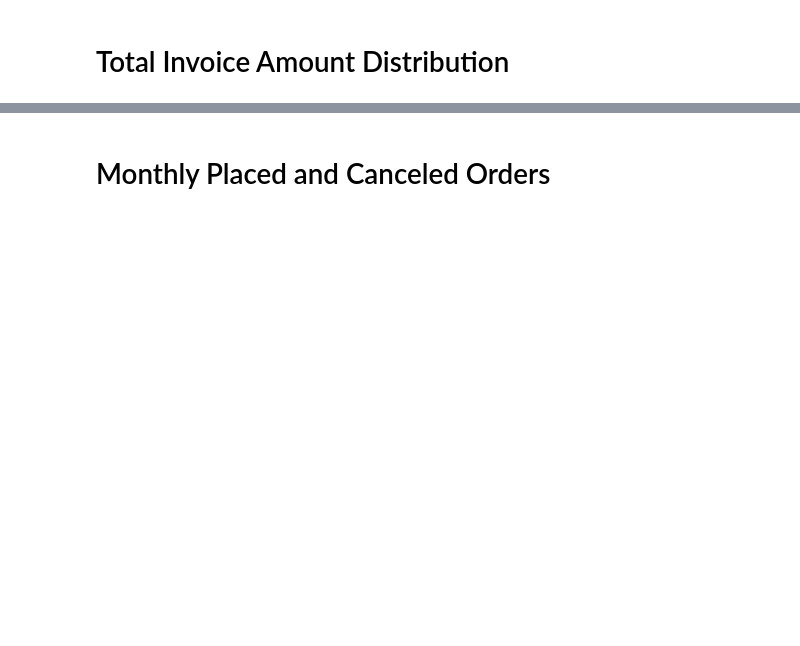
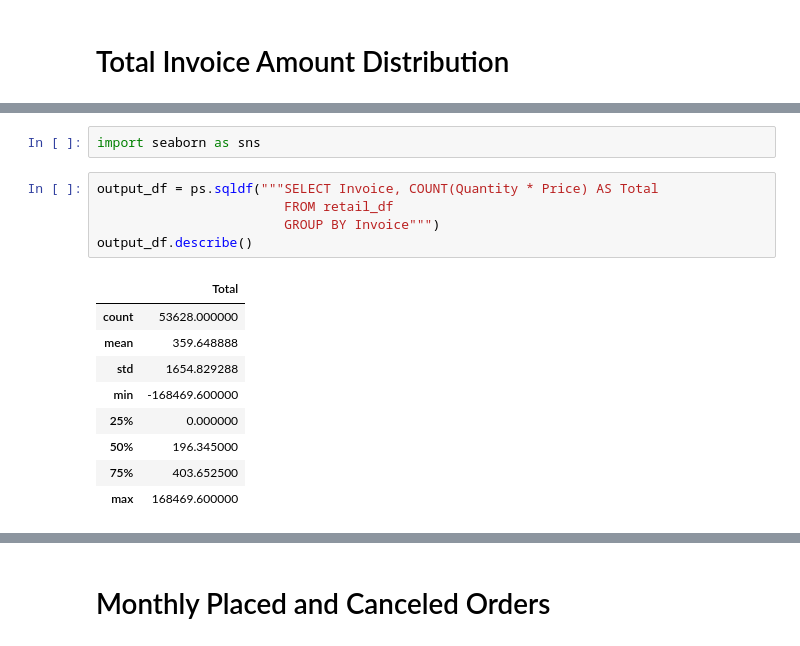
Before and after one commit to jarviscanada/jarvis_data_eng_OwenLiu, a Jupyter notebook: python_data_analytics/psql/retail_data_analytics_wrangling.ipynb, the cells around one changed output, grey strips where cells are left out. Saved outputs shown, nothing was run; the diff lists cells and outputs as text; blank space fills up the shorter version.

```diff
--- a/python_data_analytics/psql/retail_data_analytics_wrangling.ipynb
+++ b/python_data_analytics/psql/retail_data_analytics_wrangling.ipynb
@@ -101,0 +179,17 @@ retail_df.head()
+# %%
+import seaborn as sns
+# %%
+output_df = ps.sqldf("""SELECT Invoice, COUNT(Quantity * Price) AS Total
+                        FROM retail_df
+                        GROUP BY Invoice""")
+output_df.describe()
+# %% [output]
+|  | Total |
+| count | 53628.000000 |
+| mean | 359.648888 |
+| std | 1654.829288 |
+| min | -168469.600000 |
+| 25% | 0.000000 |
+| 50% | 196.345000 |
+| 75% | 403.652500 |
+| max | 168469.600000 |
```
Also changed, not shown: parts of 11 cells of this notebook, 16 other files.
